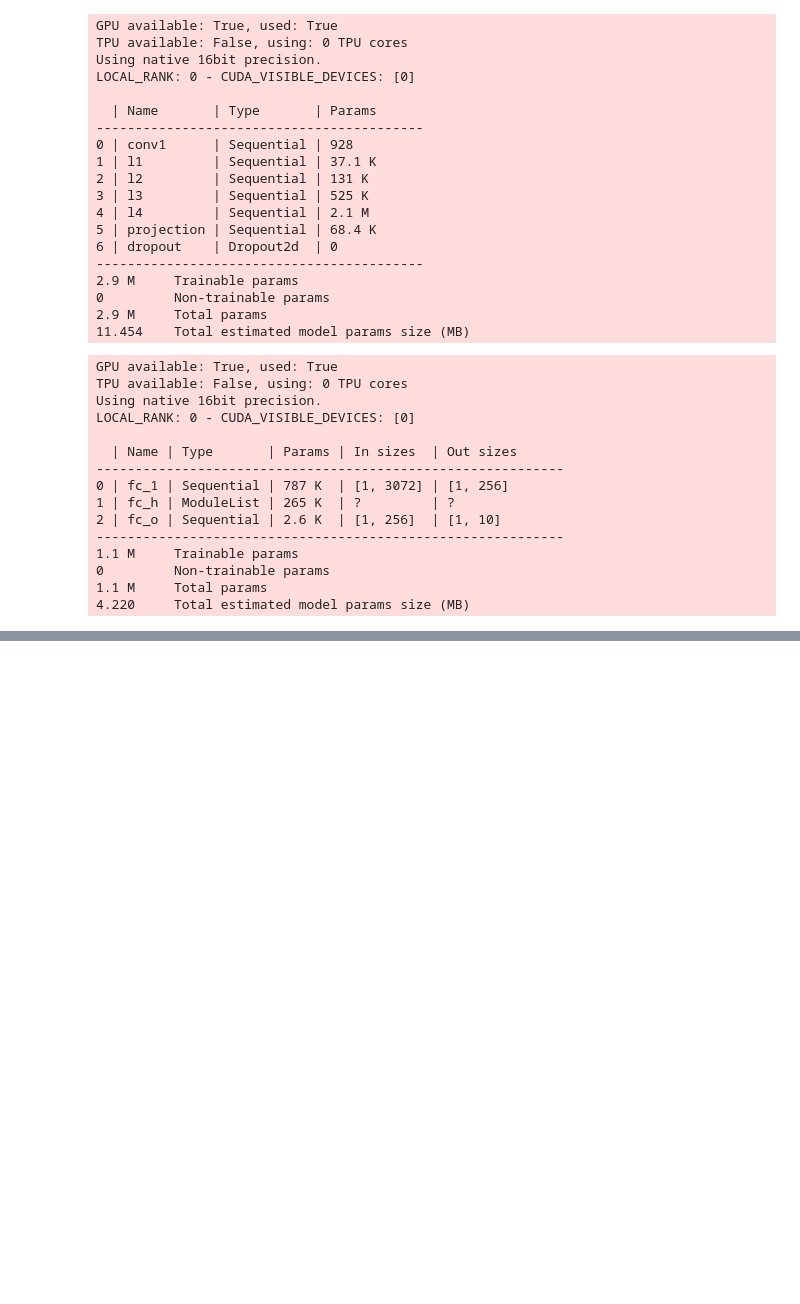
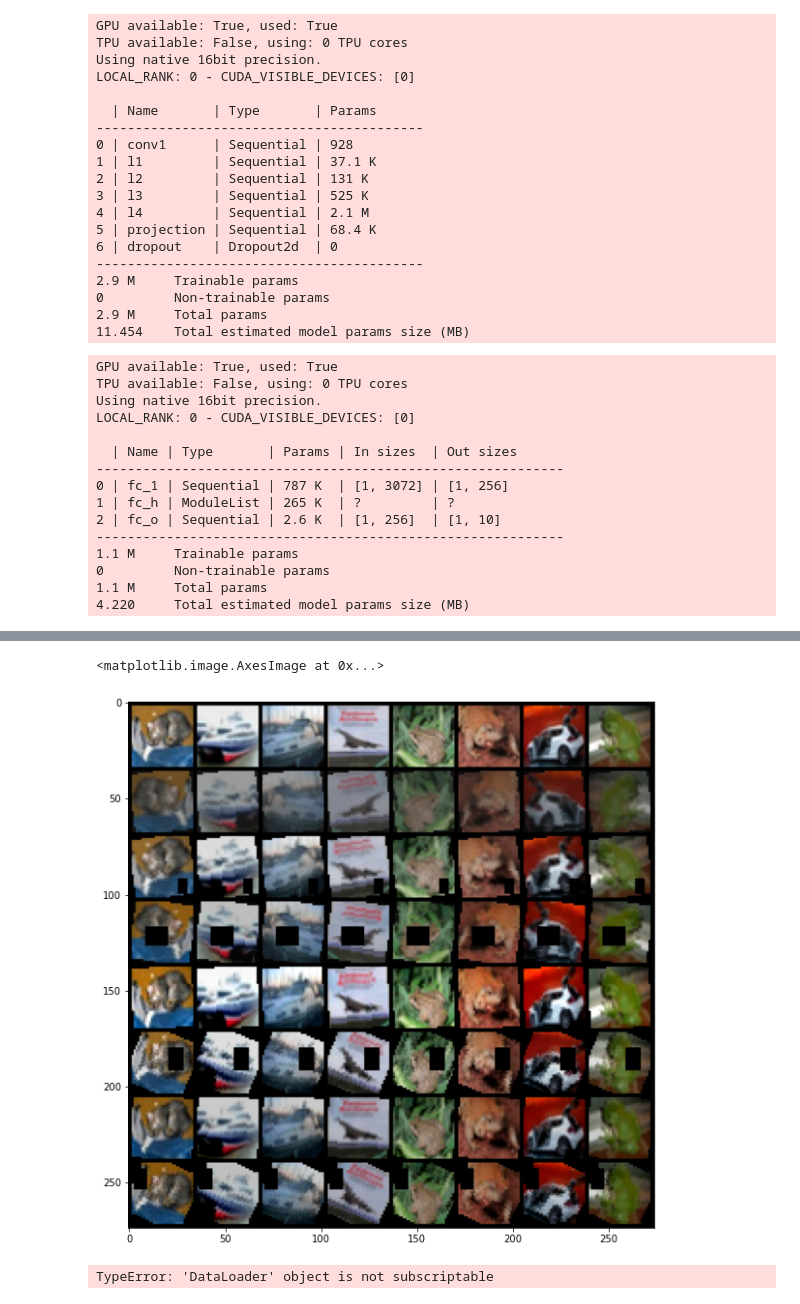
Before and after one commit to JB-Lee/ASD2021_01, a Jupyter notebook: cifar10/main.ipynb, the cells around one changed output, grey strips where cells are left out. Drawn from its saved outputs; the diff is of its cells as text; code cells hidden in the pictures; blank space fills up the shorter version.

Commit message:
feat: Add augmentation visualize

```diff
--- a/cifar10/main.ipynb
+++ b/cifar10/main.ipynb
@@ -127,0 +124,27 @@ plt.imshow(im2)
+# %%
+test_augmentation = transforms.Compose(
+    [transforms.RandomResizedCrop((32, 32), scale=(0.9, 1.0), ratio=(0.9, 1.1)),
+     transforms.RandomHorizontalFlip(),
+     transforms.RandomRotation((-30, 30)),
+     transforms.ColorJitter(brightness=0.3, contrast=0.3, saturation=0.3),
+     transforms.RandomErasing(scale=(0.02, 0.13), ratio=(0.3, 2.1))]
+)
+
+orig = torch.from_numpy(testset.data[:8])
+orig = orig.transpose(1, 2).transpose(1, 3)
+
+trs = [test_augmentation(orig) for x in range(7)]
+
+d = torch.cat([orig, *trs])
+
+grid = torchvision.utils.make_grid(d, nrow=8)
+
+plt.figure(figsize=(10, 10))
+plt.imshow(grid.permute(1, 2, 0))
+# %% [output]
+<matplotlib.image.AxesImage at 0x...>
+[figure, added]
+# %%
+testloader
+# %% [output]
+TypeError: 'DataLoader' object is not subscriptable
```
Also changed, not shown: parts of 2 cells of this notebook.
